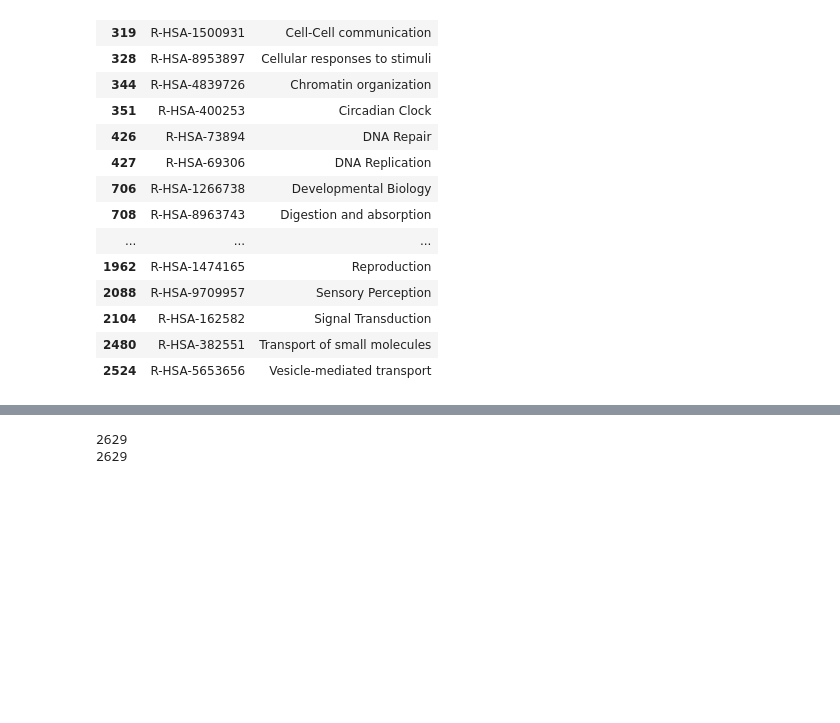
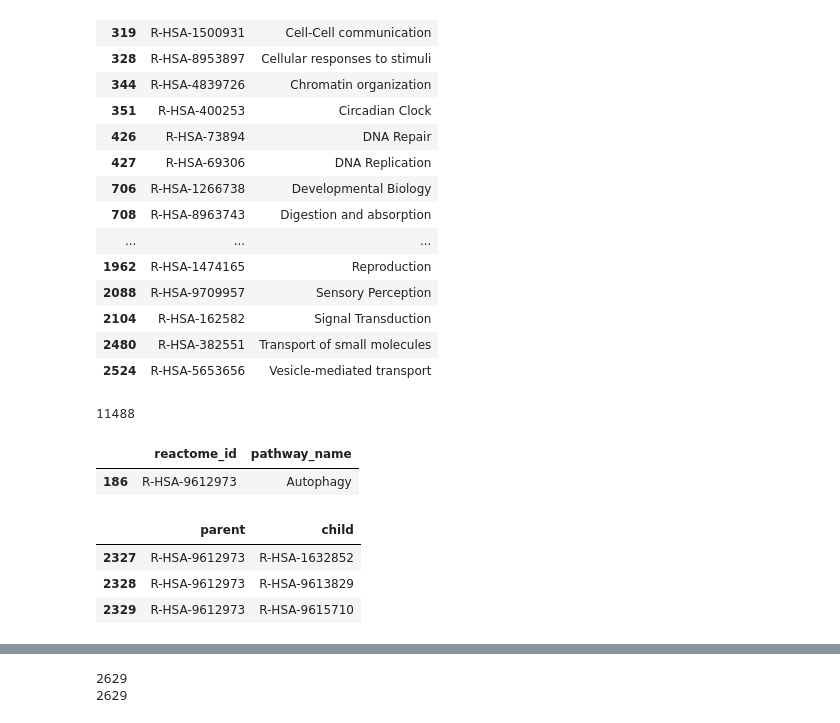
Before and after one commit to Hosseini7798/PNET_py3, a Jupyter notebook: Simple_Model/Biological_Network.ipynb, the cells around one changed output, grey strips where cells are left out. Saved outputs shown, nothing was run; the diff lists cells and outputs as text; code cells hidden in the pictures; blank space fills up the shorter version.

```diff
--- a/Simple_Model/Biological_Network.ipynb
+++ b/Simple_Model/Biological_Network.ipynb
@@ -218,3 +208,13 @@ pathways[pathways.reactome_id.isin(c3)]
 | 2104 | R-HSA-162582 | Signal Transduction |
 | 2480 | R-HSA-382551 | Transport of small molecules |
 | 2524 | R-HSA-5653656 | Vesicle-mediated transport |
+# %%
+top_level_gene = gene_pathway[gene_pathway.reactome_id.isin(c3)]
+top_level_gene.gene.nunique()
+# %% [output]
+11488
+# %%
+pathways[pathways.reactome_id=='R-HSA-9612973']
+# %% [output]
+|  | reactome_id | pathway_name |
+| 186 | R-HSA-9612973 | Autophagy |
@@ -220,0 +223,7 @@ pathways[pathways.reactome_id.isin(c3)]
+# %%
+hierarchy[hierarchy.parent=='R-HSA-9612973']
+# %% [output]
+|  | parent | child |
+| 2327 | R-HSA-9612973 | R-HSA-1632852 |
+| 2328 | R-HSA-9612973 | R-HSA-9613829 |
+| 2329 | R-HSA-9612973 | R-HSA-9615710 |
```
Also changed, not shown: parts of 66 cells of this notebook, 4 other files.
